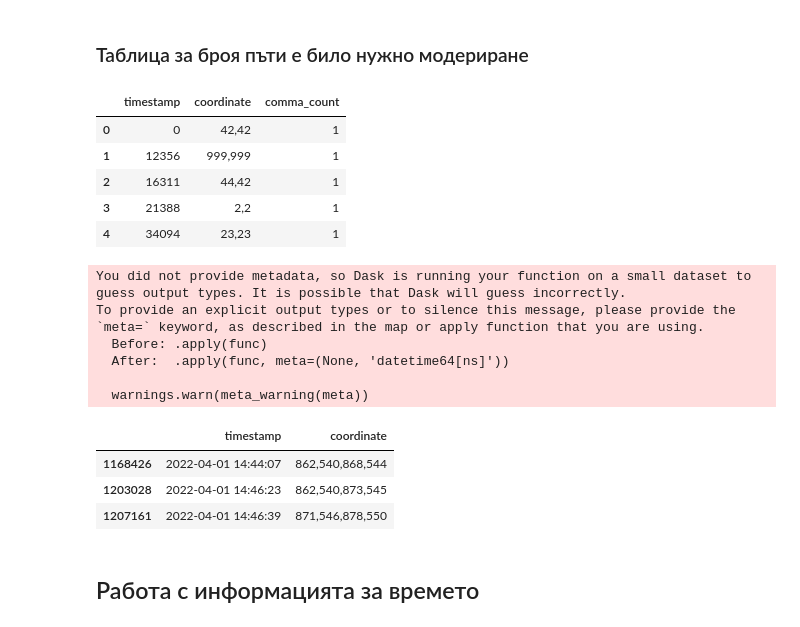
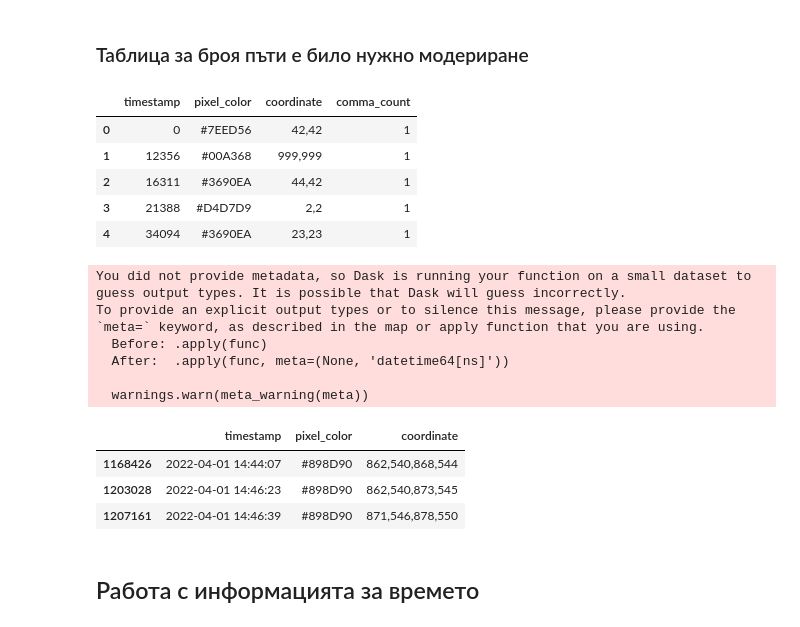
Before and after one commit to Denis-Iv/Analyzing-Social-Experiment, a Jupyter notebook: visualize_data.ipynb, the cells around one changed output. Drawn from its saved outputs; the diff is of its cells as text; code cells hidden in the pictures.

```diff
--- a/visualize_data.ipynb
+++ b/visualize_data.ipynb
@@ -231,17 +231,16 @@ def parse_timestamp(timestamp, date_format):
 # %%
 ddf_moderated = ddf_main.copy()
 
 ddf_moderated['comma_count'] = ddf_moderated.coordinate.str.count(',')
-ddf_moderated = ddf_moderated.drop(['pixel_color'], axis=1)
 
 ddf_moderated.head()
 # %% [output]
-|  | timestamp | coordinate | comma_count |
-| 0 | 0 | 42,42 | 1 |
-| 1 | 12356 | 999,999 | 1 |
-| 2 | 16311 | 44,42 | 1 |
-| 3 | 21388 | 2,2 | 1 |
-| 4 | 34094 | 23,23 | 1 |
+|  | timestamp | pixel_color | coordinate | comma_count |
+| 0 | 0 | #7EED56 | 42,42 | 1 |
+| 1 | 12356 | #00A368 | 999,999 | 1 |
+| 2 | 16311 | #3690EA | 44,42 | 1 |
+| 3 | 21388 | #D4D7D9 | 2,2 | 1 |
+| 4 | 34094 | #3690EA | 23,23 | 1 |
 # %%
 ddf_moderated = ddf_moderated[ddf_moderated['comma_count'] > 1]
 ddf_moderated = ddf_moderated.drop('comma_count', axis=1)
@@ -255,10 +254,10 @@ To provide an explicit output types or to silence this message, please provide t
   After:  .apply(func, meta=(None, 'datetime64[ns]'))
 
   warnings.warn(meta_warning(meta))
-|  | timestamp | coordinate |
-| 1168426 | 2022-04-01 14:44:07 | 862,540,868,544 |
-| 1203028 | 2022-04-01 14:46:23 | 862,540,873,545 |
-| 1207161 | 2022-04-01 14:46:39 | 871,546,878,550 |
+|  | timestamp | pixel_color | coordinate |
+| 1168426 | 2022-04-01 14:44:07 | #898D90 | 862,540,868,544 |
+| 1203028 | 2022-04-01 14:46:23 | #898D90 | 862,540,873,545 |
+| 1207161 | 2022-04-01 14:46:39 | #898D90 | 871,546,878,550 |
 # %% [markdown]
 ## Работа с информацията за времето
 # %%
```
Also changed, not shown: parts of 7 cells of this notebook.
